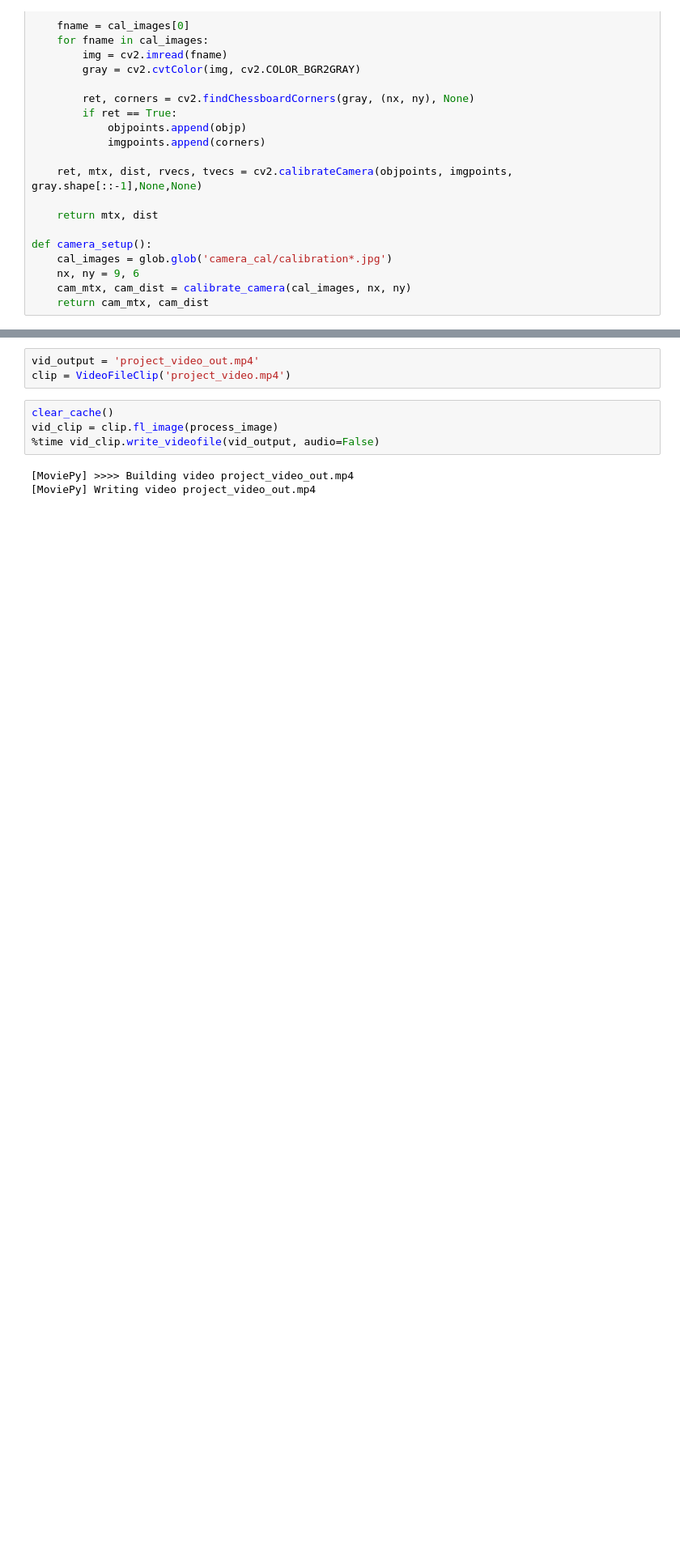
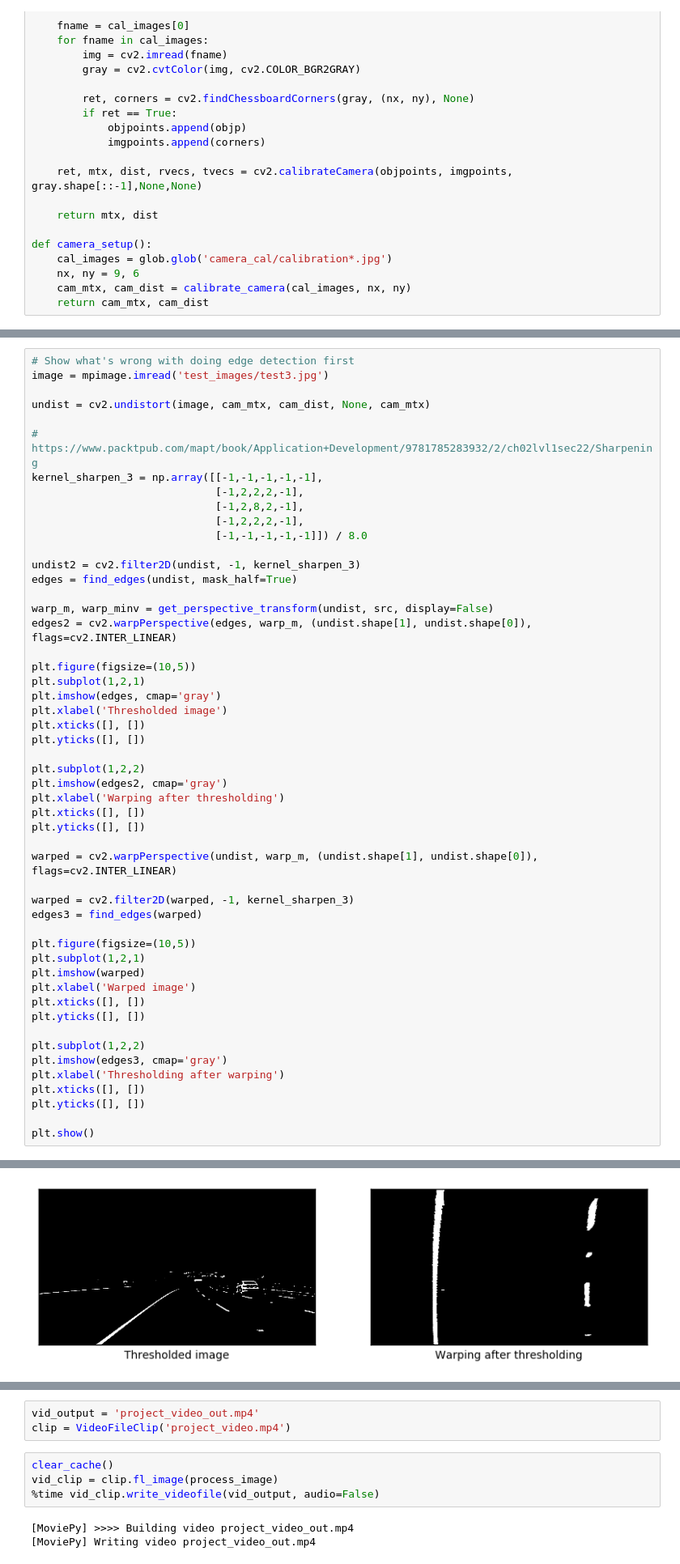
Before and after one commit to thomasantony/CarND-P04-Advanced-Lane-Lines, a Jupyter notebook: Project04.ipynb, the cells around one changed output, grey strips where cells are left out. Shown at 81% size. Cells and saved outputs as stored; diff of their text form; blank space fills up the shorter version.

```diff
--- a/Project04.ipynb
+++ b/Project04.ipynb
@@ -179,3 +198,55 @@ def find_edges(image, ksize = 11, mask_half=False):
 #         plt.imshow(combined_binary, cmap='gray')
 
     return combined_binary
+# %%
+# Show what's wrong with doing edge detection first
+image = mpimage.imread('test_images/test3.jpg')
+
+undist = cv2.undistort(image, cam_mtx, cam_dist, None, cam_mtx)
+
+# https://www.packtpub.com/mapt/book/Application+Development/9781785283932/2/ch02lvl1sec22/Sharpening
+kernel_sharpen_3 = np.array([[-1,-1,-1,-1,-1],
+                             [-1,2,2,2,-1],
+                             [-1,2,8,2,-1],
+                             [-1,2,2,2,-1],
+                             [-1,-1,-1,-1,-1]]) / 8.0
+
+undist2 = cv2.filter2D(undist, -1, kernel_sharpen_3)
+edges = find_edges(undist, mask_half=True)
+
+warp_m, warp_minv = get_perspective_transform(undist, src, display=False)
+edges2 = cv2.warpPerspective(edges, warp_m, (undist.shape[1], undist.shape[0]), flags=cv2.INTER_LINEAR)
+
+plt.figure(figsize=(10,5))
+plt.subplot(1,2,1)
+plt.imshow(edges, cmap='gray')
+plt.xlabel('Thresholded image')
+plt.xticks([], [])
+plt.yticks([], [])
+
+plt.subplot(1,2,2)
+plt.imshow(edges2, cmap='gray')
+plt.xlabel('Warping after thresholding')
+plt.xticks([], [])
+plt.yticks([], [])
+
+warped = cv2.warpPerspective(undist, warp_m, (undist.shape[1], undist.shape[0]), flags=cv2.INTER_LINEAR)
+
+warped = cv2.filter2D(warped, -1, kernel_sharpen_3)
+edges3 = find_edges(warped)
+
+plt.figure(figsize=(10,5))
+plt.subplot(1,2,1)
+plt.imshow(warped)
+plt.xlabel('Warped image')
+plt.xticks([], [])
+plt.yticks([], [])
+
+plt.subplot(1,2,2)
+plt.imshow(edges3, cmap='gray')
+plt.xlabel('Thresholding after warping')
+plt.xticks([], [])
+plt.yticks([], [])
+
+plt.show()
+# %% [output]
@@ -181,0 +254 @@ def find_edges(image, ksize = 11, mask_half=False):
+[figure, added]
```
Also changed, not shown: parts of 8 cells of this notebook, 9 other files.
